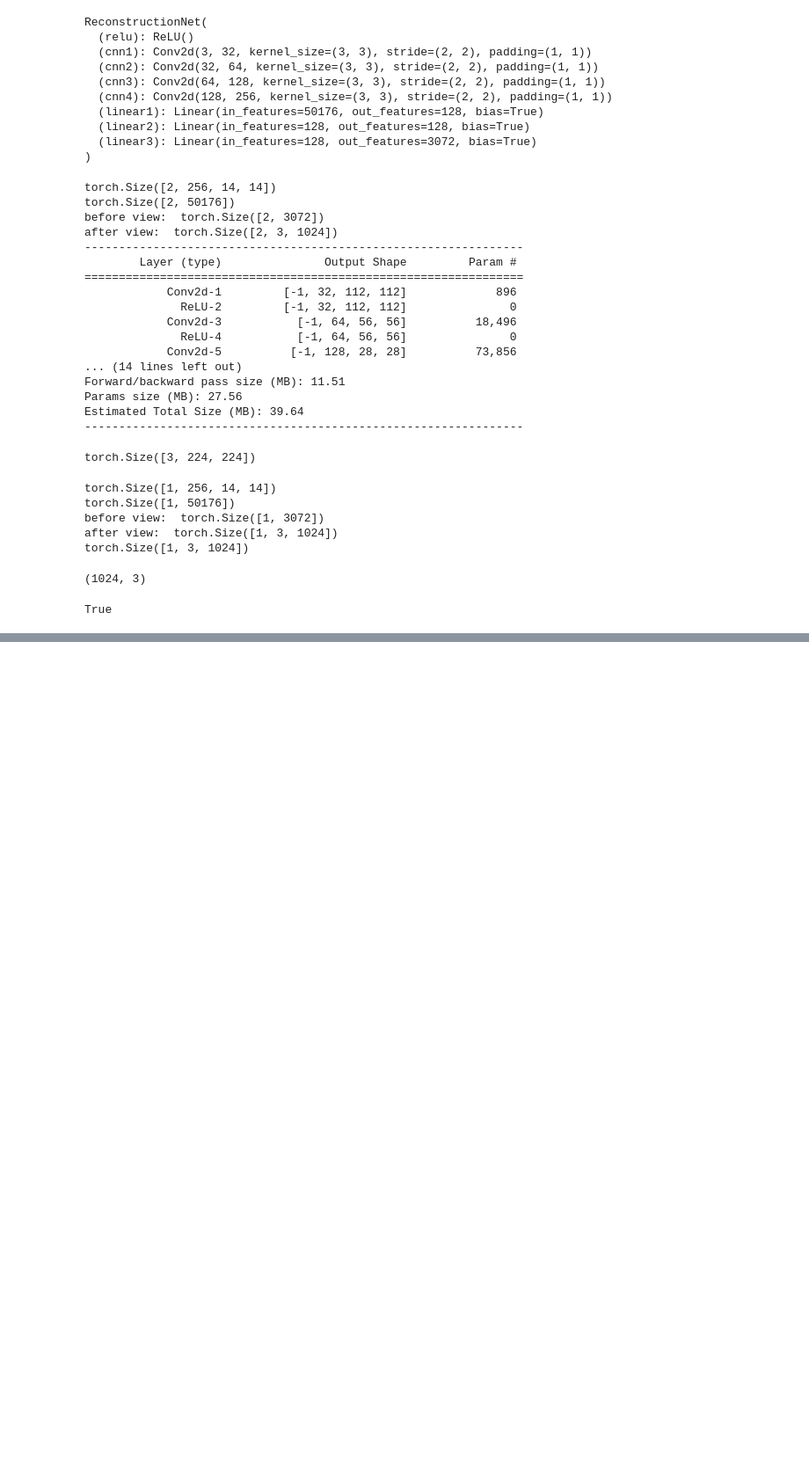
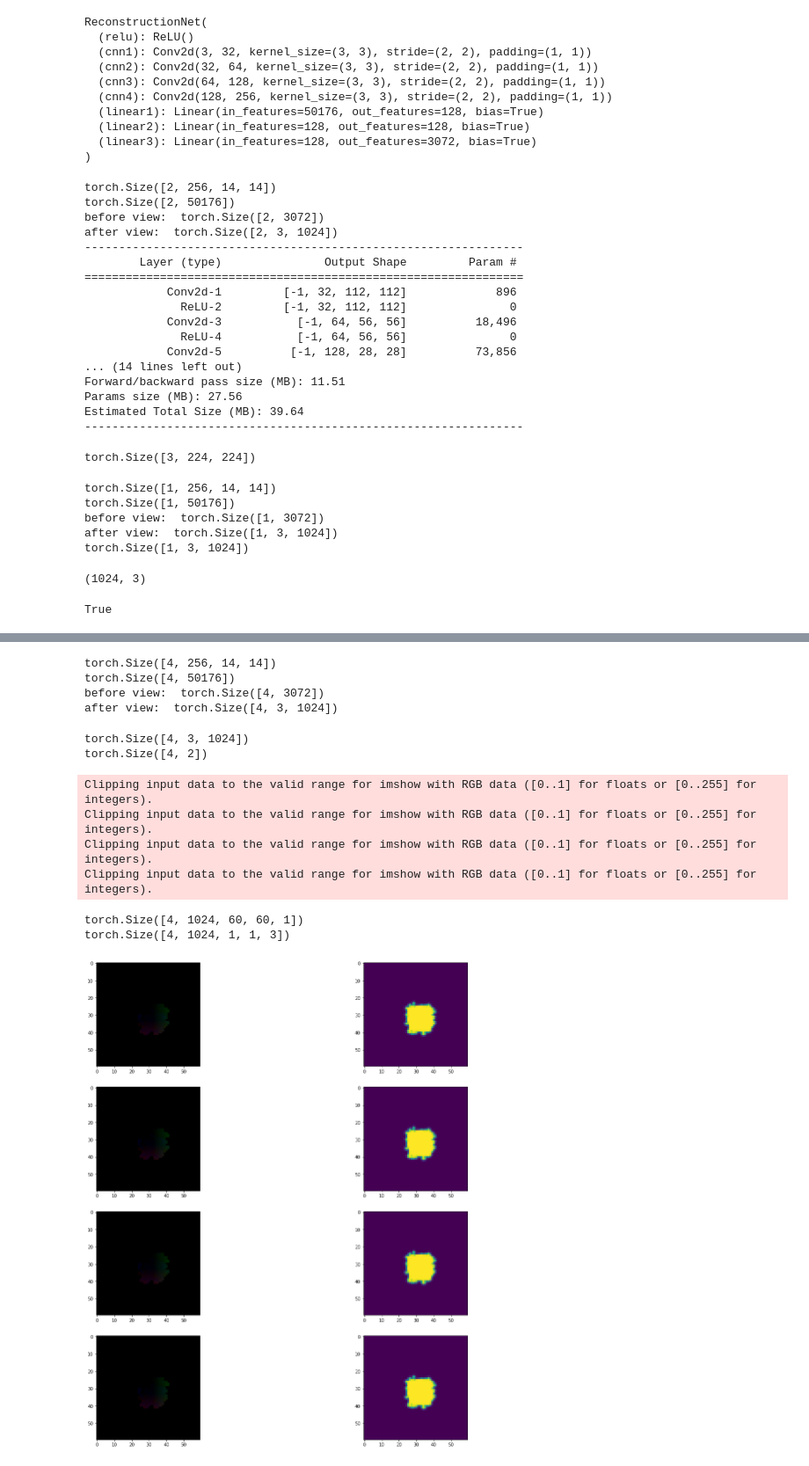
Before and after one commit to varsha-raveendran/ssl_3d_recon_pytorch, a Jupyter notebook: SSL_Recon.ipynb, the cells around one changed output, grey strips where cells are left out. Shown: that part at 88% size. Cells and saved outputs as stored; diff of their text form; code cells hidden in the pictures; blank space fills up the shorter version.

```diff
--- a/SSL_Recon.ipynb
+++ b/SSL_Recon.ipynb
@@ -245,0 +294,6 @@ items[:1].dump('src/data/splits/shapenet/images_list_02691156_overfit.npy')
+# %%
+from torch.utils.data import DataLoader
+
+train_dataloader = DataLoader(dataset, batch_size=4, shuffle=True)
+# %%
+train_features = next(iter(train_dataloader))
@@ -245,0 +309,42 @@ items[:1].dump('src/data/splits/shapenet/images_list_02691156_overfit.npy')
+# %%
+from src.network_architecture.recon_model import ReconstructionNet
+from src.network_architecture.pose_net import PoseNet
+
+recon_net = ReconstructionNet().cuda()
+dummy_predictions_pcl = recon_net(train_features['img_rgb'].cuda())
+
+pose_net = PoseNet().cuda()
+dummy_prediction_pose = pose_net(train_features['img_rgb'].cuda())
+# %% [output]
+torch.Size([4, 256, 14, 14])
+torch.Size([4, 50176])
+before view:  torch.Size([4, 3072])
+after view:  torch.Size([4, 3, 1024])
+# %%
+print(dummy_predictions_pcl.shape)
+print(dummy_prediction_pose.shape)
+# %% [output]
+torch.Size([4, 3, 1024])
+torch.Size([4, 2])
+# %%
+def plot_img_and_mask_batch(pcl, pose_out, rgb, batch_size = 4):
+    pcl_out_rot = world2cam(pcl, pose_out[:, 0], pose_out[:, 1], 2., 2., 1,device="cuda")
+    pcl_out_pers = perspective_transform(pcl_out_rot, 1, device="cuda")
+    img_out = get_proj_rgb(pcl_out_pers, pcl, 1024, 60, 60, device="cuda")
+    mask_out = get_proj_mask(pcl_out_pers, 60, 60, 1024, 0.4, device="cuda")
+
+    fig, axs = plt.subplots(batch_size, 3, figsize=(20,20))
+    for i in range(batch_size):
+        axs[i,0].imshow(img_out[0][i].cpu().detach().numpy())
+        axs[i,1].imshow(mask_out[i].cpu().detach().numpy())
+        axs[i,2].imshow(rgb[i].permute(1,2,0))
+# %%
+plot_img_and_mask_batch(dummy_predictions_pcl, dummy_prediction_pose, tr)
+# %% [output]
+Clipping input data to the valid range for imshow with RGB data ([0..1] for floats or [0..255] for integers).
+Clipping input data to the valid range for imshow with RGB data ([0..1] for floats or [0..255] for integers).
+Clipping input data to the valid range for imshow with RGB data ([0..1] for floats or [0..255] for integers).
+Clipping input data to the valid range for imshow with RGB data ([0..1] for floats or [0..255] for integers).
+torch.Size([4, 1024, 60, 60, 1])
+torch.Size([4, 1024, 1, 1, 3])
+[figure, added]
```
Also changed, not shown: parts of 23 cells of this notebook, 3 other files.
